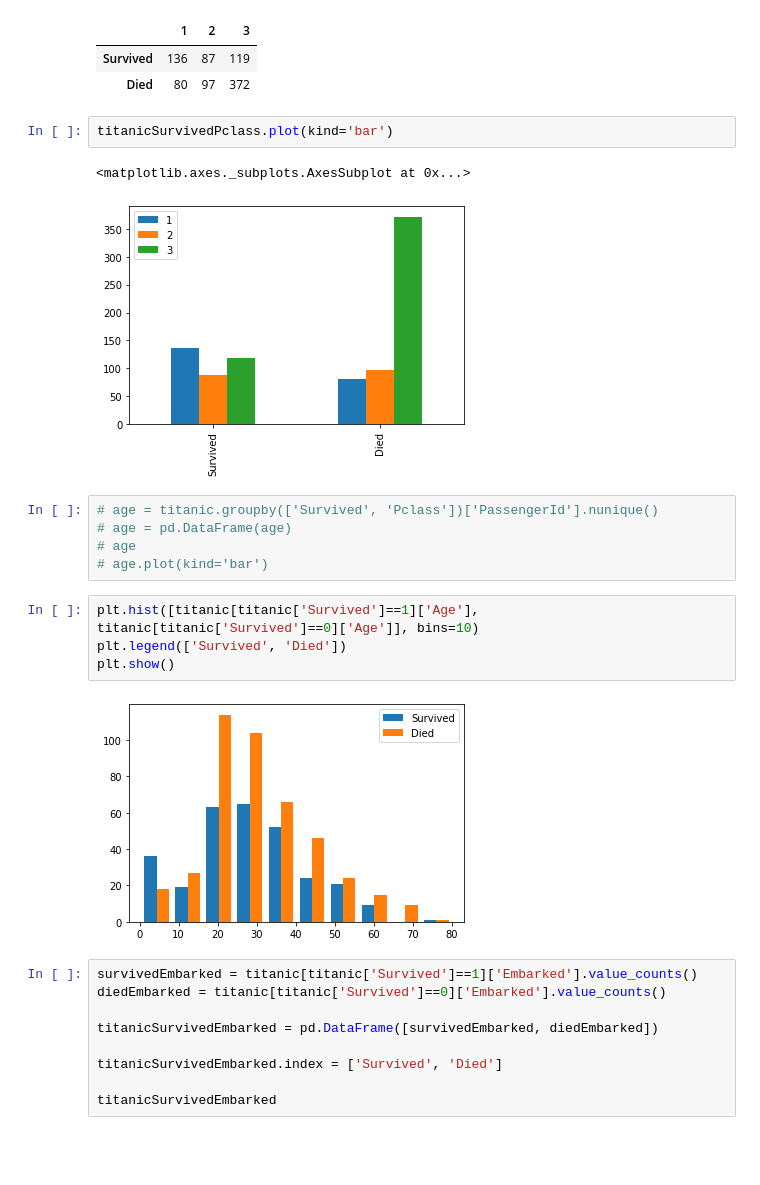
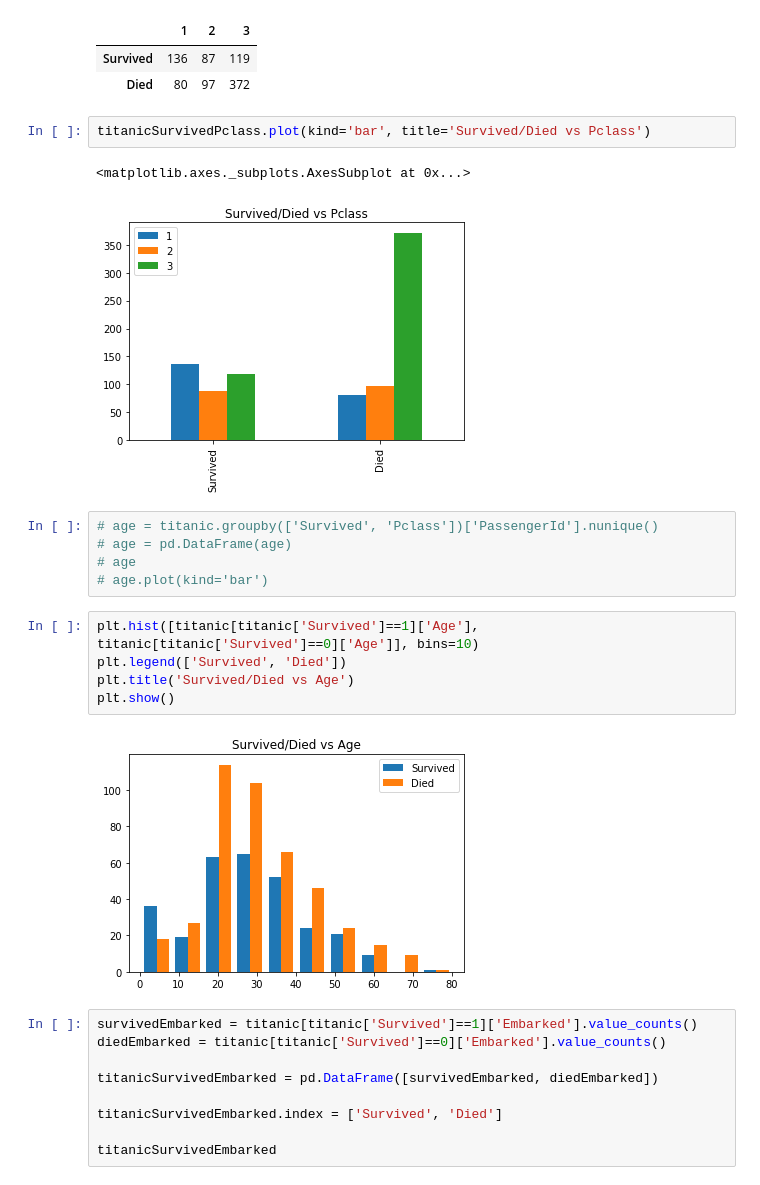
Before and after one commit to shfjri/Project_UTS_FGA, a Jupyter notebook: UTS_Kelompok_2.ipynb, the cells around one changed output. Cells and saved outputs as stored; diff of their text form; blank space fills up the shorter version.

```diff
--- a/UTS_Kelompok_2.ipynb
+++ b/UTS_Kelompok_2.ipynb
@@ -143,10 +143,10 @@ titanicSurvivedPclass
 | Survived | 136 | 87 | 119 |
 | Died | 80 | 97 | 372 |
 # %%
-titanicSurvivedPclass.plot(kind='bar')
+titanicSurvivedPclass.plot(kind='bar', title='Survived/Died vs Pclass')
 # %% [output]
 <matplotlib.axes._subplots.AxesSubplot at 0x...>
-[figure, old version]
+[figure, new version]
 # %%
 # age = titanic.groupby(['Survived', 'Pclass'])['PassengerId'].nunique()
 # age = pd.DataFrame(age)
@@ -155,9 +155,10 @@ titanicSurvivedPclass.plot(kind='bar')
 # %%
 plt.hist([titanic[titanic['Survived']==1]['Age'], titanic[titanic['Survived']==0]['Age']], bins=10)
 plt.legend(['Survived', 'Died'])
+plt.title('Survived/Died vs Age')
 plt.show()
 # %% [output]
-[figure, old version]
+[figure, new version]
 # %%
 survivedEmbarked = titanic[titanic['Survived']==1]['Embarked'].value_counts()
 diedEmbarked = titanic[titanic['Survived']==0]['Embarked'].value_counts()
```
Also changed, not shown: parts of 2 cells of this notebook.
